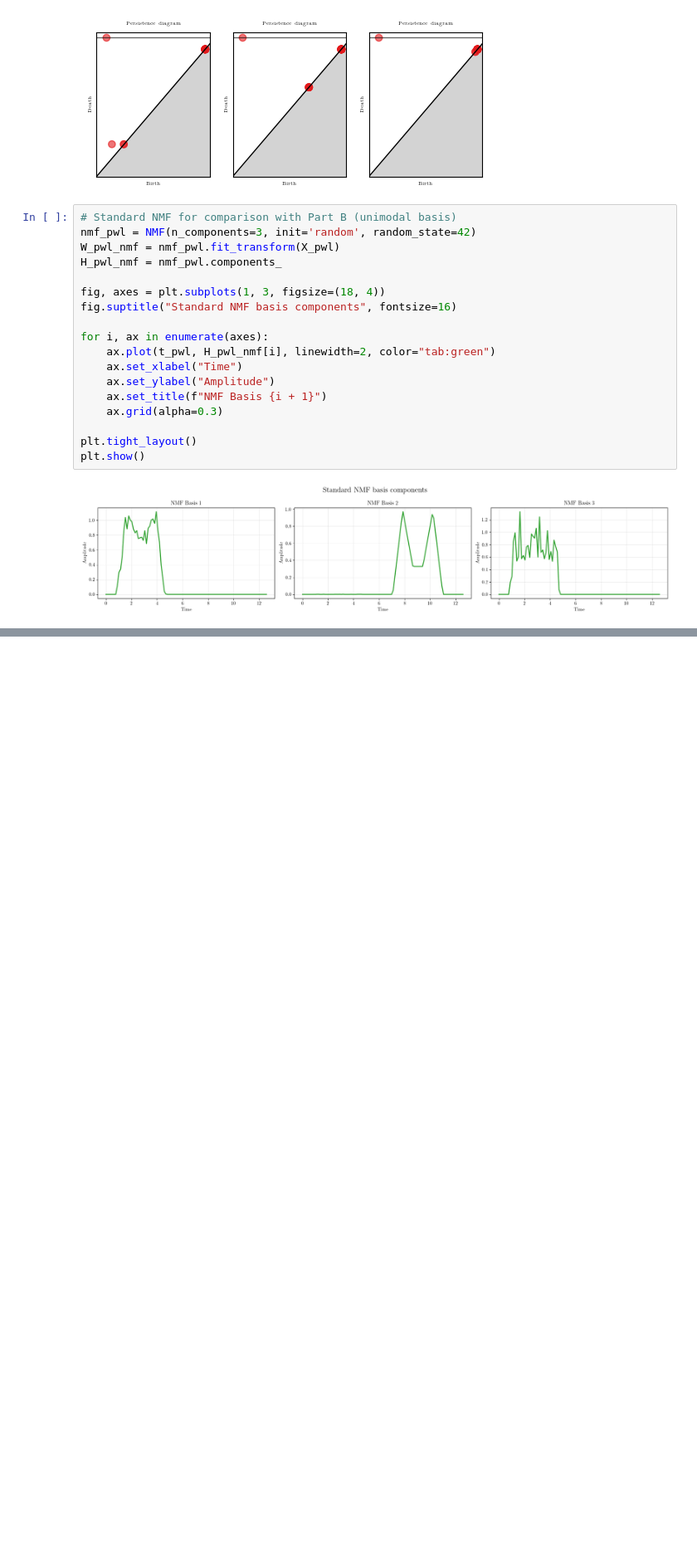
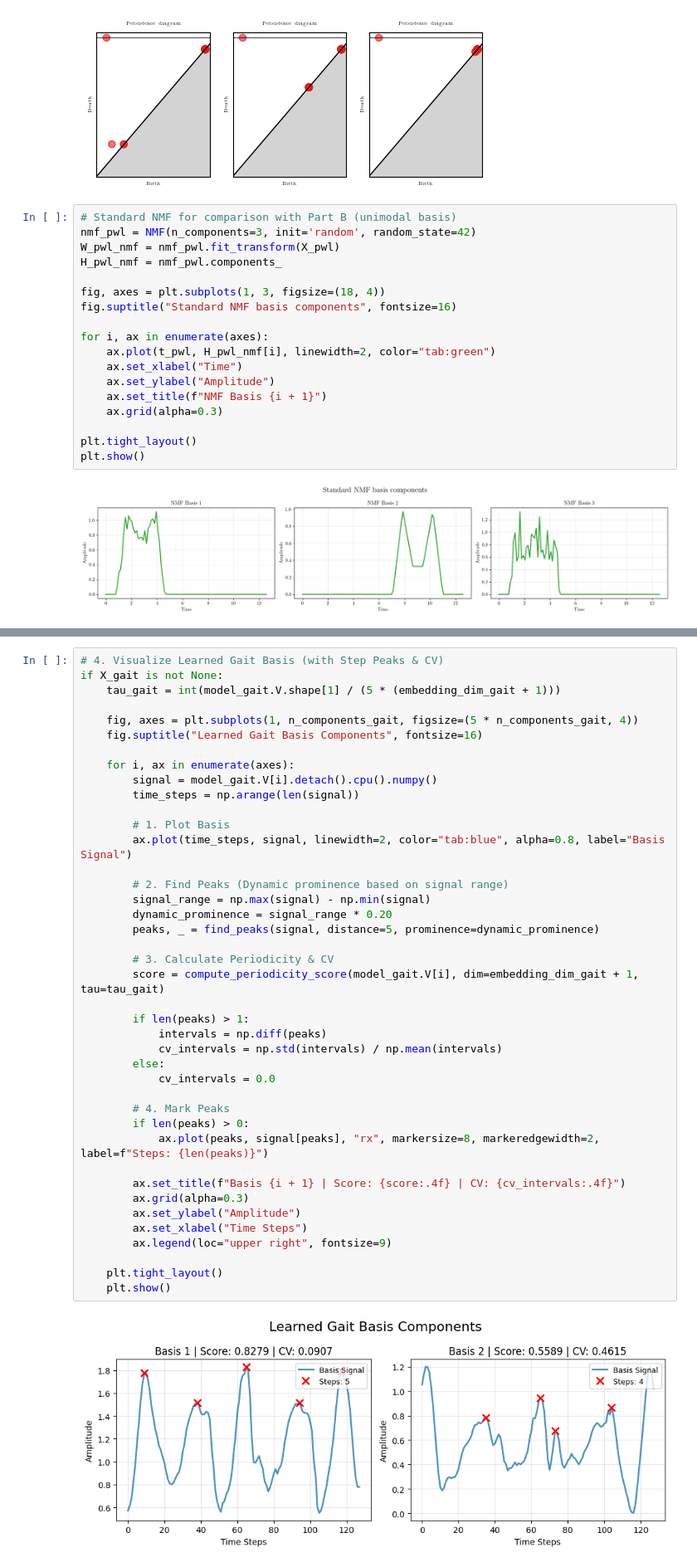
Before and after one commit to shizuo-kaji/TopNMF, a Jupyter notebook: notebook/1DSignal.ipynb, the cells around one changed output, grey strips where cells are left out. Shown at 83% size. Saved outputs shown, nothing was run; the diff lists cells and outputs as text; blank space fills up the shorter version.

```diff
--- a/notebook/1DSignal.ipynb
+++ b/notebook/1DSignal.ipynb
@@ -264,0 +397,43 @@ plt.show()
+# %%
+# 4. Visualize Learned Gait Basis (with Step Peaks & CV)
+if X_gait is not None:
+    tau_gait = int(model_gait.V.shape[1] / (5 * (embedding_dim_gait + 1)))
+
+    fig, axes = plt.subplots(1, n_components_gait, figsize=(5 * n_components_gait, 4))
+    fig.suptitle("Learned Gait Basis Components", fontsize=16)
+
+    for i, ax in enumerate(axes):
+        signal = model_gait.V[i].detach().cpu().numpy()
+        time_steps = np.arange(len(signal))
+
+        # 1. Plot Basis
+        ax.plot(time_steps, signal, linewidth=2, color="tab:blue", alpha=0.8, label="Basis Signal")
+
+        # 2. Find Peaks (Dynamic prominence based on signal range)
+        signal_range = np.max(signal) - np.min(signal)
+        dynamic_prominence = signal_range * 0.20
+        peaks, _ = find_peaks(signal, distance=5, prominence=dynamic_prominence)
+
+        # 3. Calculate Periodicity & CV
+        score = compute_periodicity_score(model_gait.V[i], dim=embedding_dim_gait + 1, tau=tau_gait)
+
+        if len(peaks) > 1:
+            intervals = np.diff(peaks)
+            cv_intervals = np.std(intervals) / np.mean(intervals)
+        else:
+            cv_intervals = 0.0
+
+        # 4. Mark Peaks
+        if len(peaks) > 0:
+            ax.plot(peaks, signal[peaks], "rx", markersize=8, markeredgewidth=2, label=f"Steps: {len(peaks)}")
+
+        ax.set_title(f"Basis {i + 1} | Score: {score:.4f} | CV: {cv_intervals:.4f}")
+        ax.grid(alpha=0.3)
+        ax.set_ylabel("Amplitude")
+        ax.set_xlabel("Time Steps")
+        ax.legend(loc="upper right", fontsize=9)
+
+    plt.tight_layout()
+    plt.show()
+# %% [output]
+[figure, added]
```
Also changed, not shown: parts of 5 cells of this notebook.
